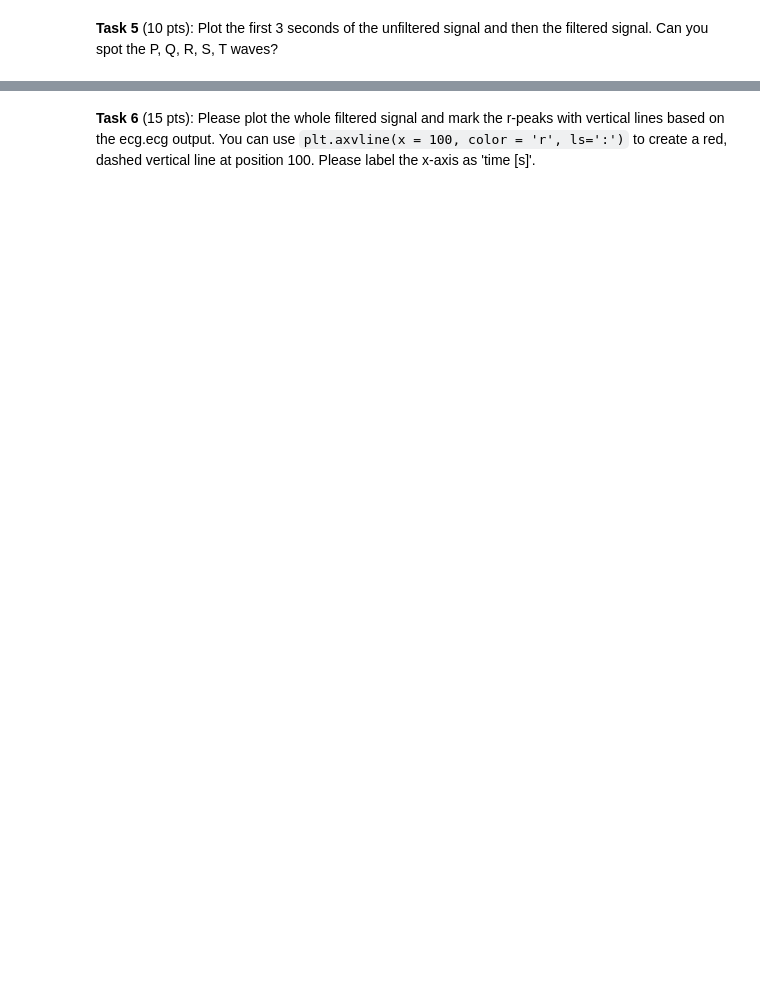
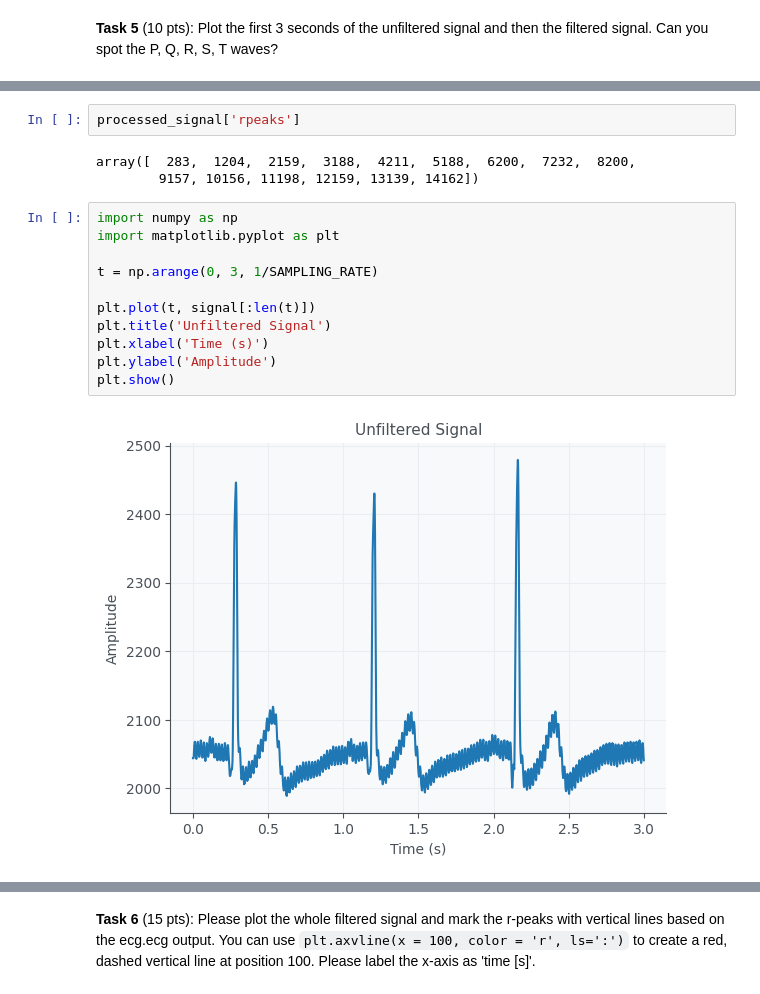
Before and after one commit to aidanrem/cs666student, a Jupyter notebook: CS666_Assignment_1.ipynb, the cells around one changed output, grey strips where cells are left out. Saved outputs shown, nothing was run; the diff lists cells and outputs as text; blank space fills up the shorter version.

```diff
--- a/CS666_Assignment_1.ipynb
+++ b/CS666_Assignment_1.ipynb
@@ -34,0 +77,18 @@ SECONDS = 0 ### TODO!
+# %%
+processed_signal['rpeaks']
+# %% [output]
+array([  283,  1204,  2159,  3188,  4211,  5188,  6200,  7232,  8200,
+        9157, 10156, 11198, 12159, 13139, 14162])
+# %%
+import numpy as np
+import matplotlib.pyplot as plt
+
+t = np.arange(0, 3, 1/SAMPLING_RATE)
+
+plt.plot(t, signal[:len(t)])
+plt.title('Unfiltered Signal')
+plt.xlabel('Time (s)')
+plt.ylabel('Amplitude')
+plt.show()
+# %% [output]
+[figure, added]
```
Also changed, not shown: parts of 13 cells of this notebook.
